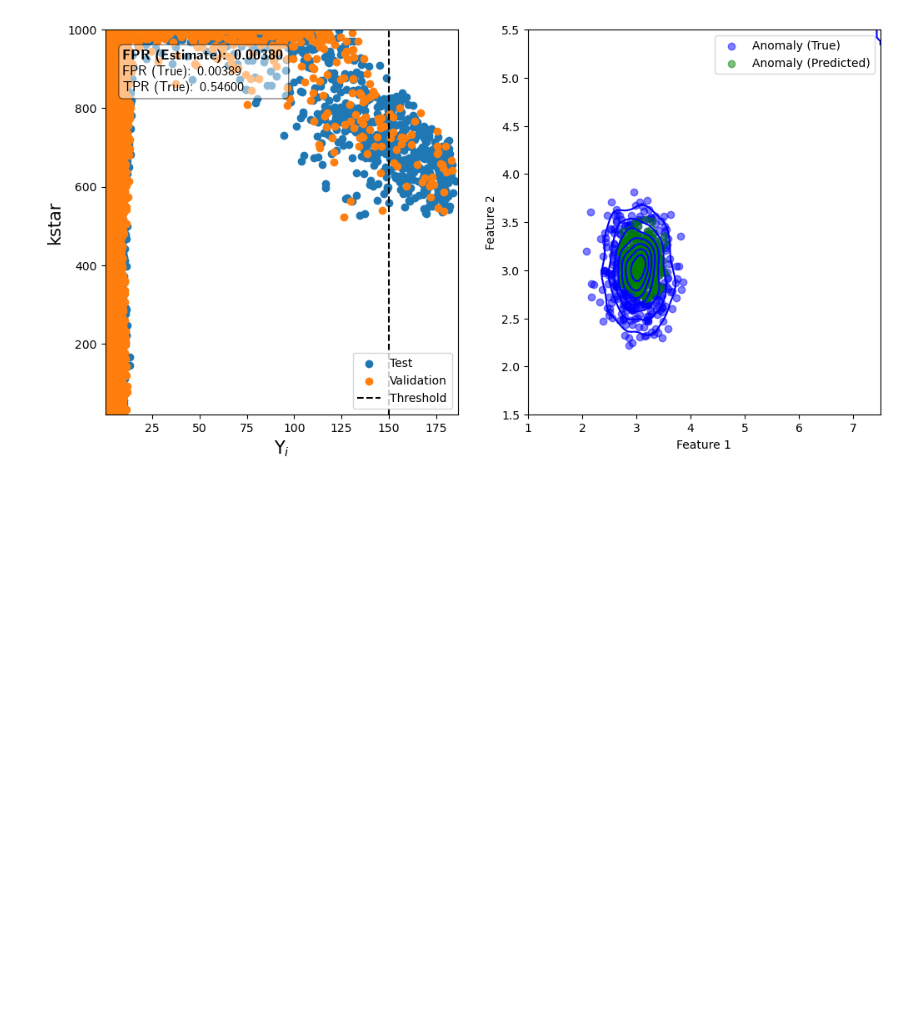
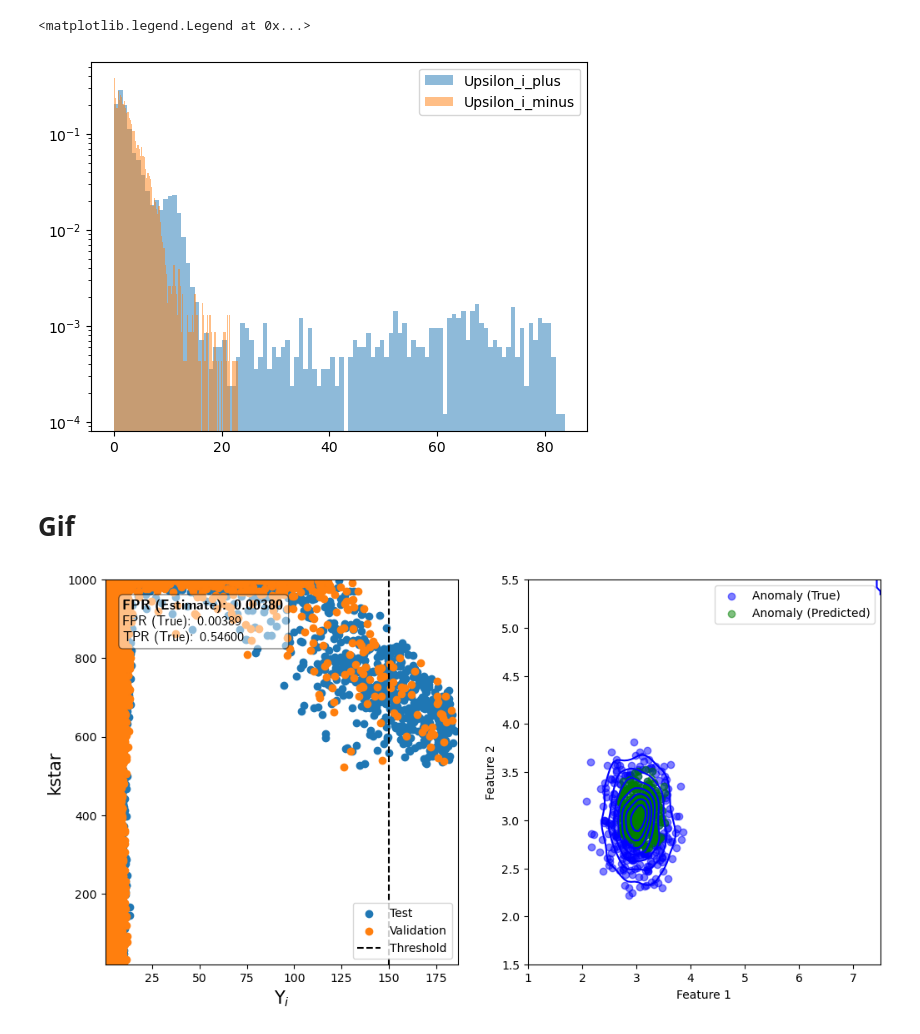
Before and after one commit to sspring137/EagleEye, a Jupyter notebook: examples/Basic_usage/example1.ipynb, the cells around one changed output. Saved outputs shown, nothing was run; the diff lists cells and outputs as text; code cells hidden in the pictures; blank space fills up the shorter version.

```diff
--- a/examples/Basic_usage/example1.ipynb
+++ b/examples/Basic_usage/example1.ipynb
@@ -121,3 +185,13 @@ True Positive Rate (True):  0.942
+# %%
+h=plt.hist(Upsilon_i_plus, bins=100, alpha=0.5, label='Upsilon_i_plus',density=True)
+h=plt.hist(Upsilon_i_minus, bins=100, alpha=0.5, label='Upsilon_i_minus',density=True)
+plt.yscale('log')
+plt.legend()
+# %% [output]
+<matplotlib.legend.Legend at 0x...>
+[figure, added]
+# %% [markdown]
+# Gif
 # %%
 # Make a gif!
 import numpy as np
```
Also changed, not shown: parts of 4 cells of this notebook.
